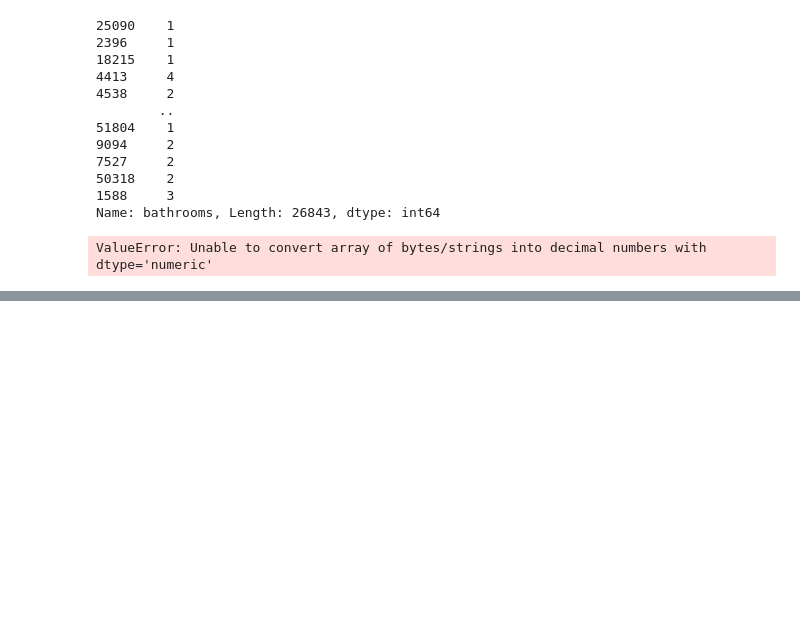
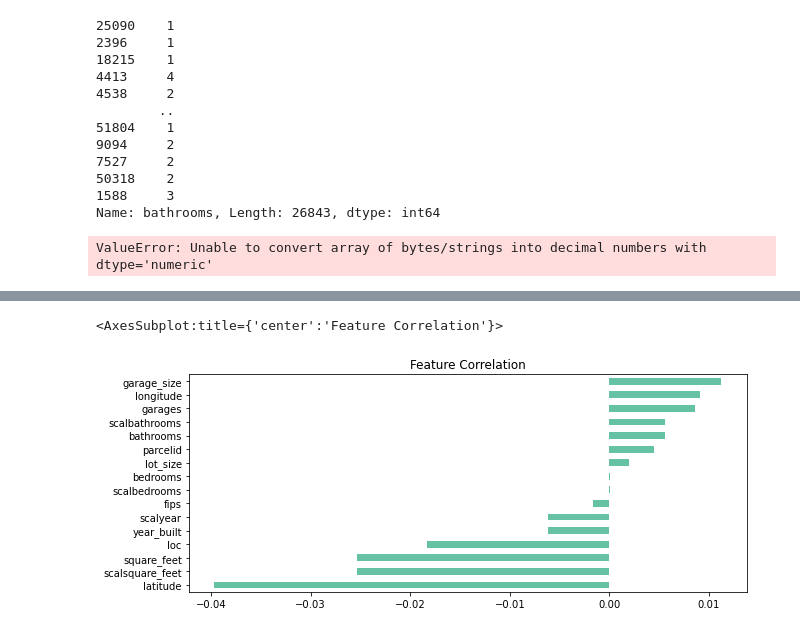
Before and after one commit to mindyshiben/Zillow_Clustering_Project, a Jupyter notebook: project_explore.ipynb, the cells around one changed output, grey strips where cells are left out. Cells and saved outputs as stored; diff of their text form; code cells hidden in the pictures; blank space fills up the shorter version.

```diff
--- a/project_explore.ipynb
+++ b/project_explore.ipynb
@@ -567,0 +623,3 @@ train[['scalbathrooms', 'scalyear', 'scalsquare_feet']] = scaler.transform(train
+# %%
+xsmall = train.copy().where(train.square_feet < 1184)
+xsmall = xsmall.dropna()
@@ -567,0 +628,9 @@ train[['scalbathrooms', 'scalyear', 'scalsquare_feet']] = scaler.transform(train
+# %%
+plt.figure(figsize=(10, 4))
+# sets the size of the graph
+plt.title("Feature Correlation")
+corr_chart = xsmall.drop(['log_error', 'abs_LE', 'cluster'], axis=1).corrwith(xsmall['log_error']).sort_values().plot.barh()
+corr_chart
+# %% [output]
+<AxesSubplot:title={'center':'Feature Correlation'}>
+[figure, added]
```
Also changed, not shown: parts of 43 cells of this notebook, 3 other files.
